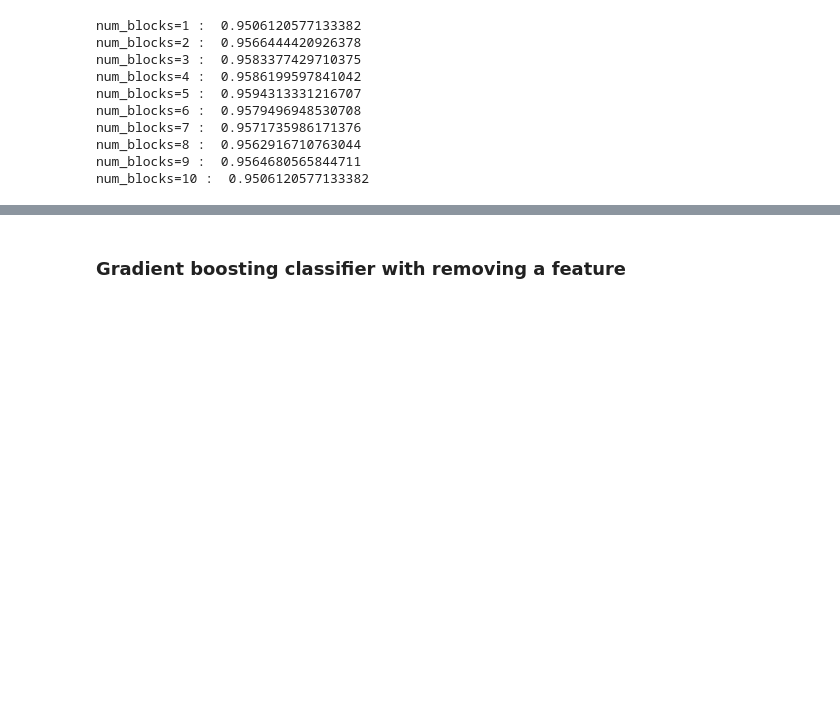
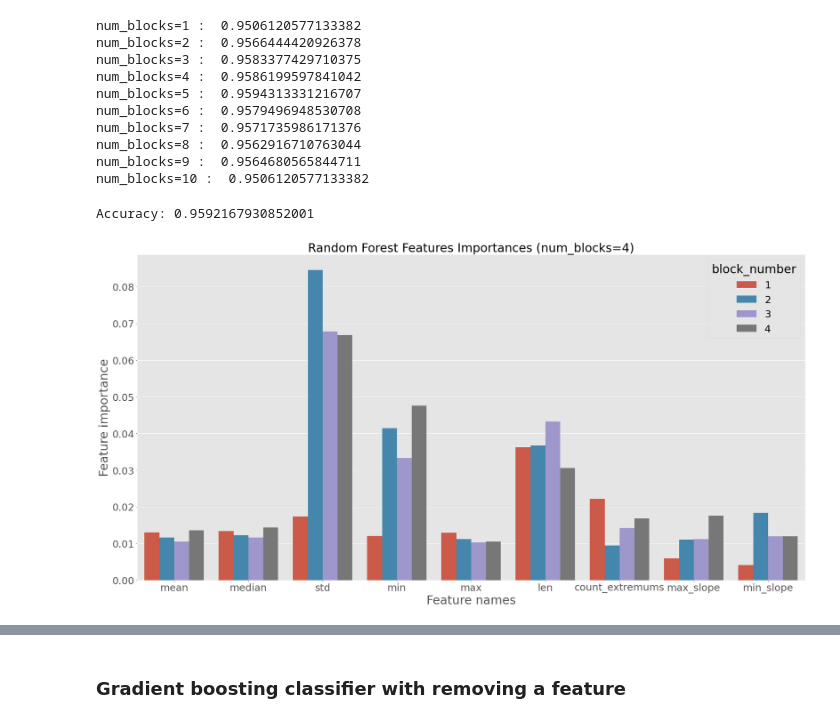
Before and after one commit to HaroldBenoit/ml4science-polymers, a Jupyter notebook: harold/harold_ML.ipynb, the cells around one changed output, grey strips where cells are left out. Cells and saved outputs as stored; diff of their text form; code cells hidden in the pictures; blank space fills up the shorter version.

Commit message:
add feature importance plots

```diff
--- a/harold/harold_ML.ipynb
+++ b/harold/harold_ML.ipynb
@@ -112,6 +107,12 @@ Removing feature min_slope:  0.9491656965463718
 # %% [markdown]
 ## Random forest with different num_blocks
 # %%
+feature_importances = []
+y = np.load("backbone_bulky4_labels.npy",allow_pickle=True)
+
+from sklearn.ensemble import RandomForestClassifier
+from sklearn.metrics import accuracy_score
+
 for i in range(1,11):
     path = f"backbone_bulky4_data_{i}.npy"
     tx = np.load(path,allow_pickle=True)
@@ -119,14 +120,17 @@ for i in range(1,11):
 
     iter = kfold_cv_iter(y=y,tx=tx,k=3,seed=2)
     accuracies = []
+    importances = []
     for X_train, Y_train, X_test, Y_test in iter:
         classifier = RandomForestClassifier(random_state=89,n_estimators = 100 )
         classifier.fit(X_train, Y_train)
         y_pred = classifier.predict(X_test)
         accuracy = accuracy_score(Y_test, y_pred)
         accuracies.append(accuracy)
+        importances.append(classifier.feature_importances_)
 
     print(f"num_blocks={i}",": ",np.array(accuracies).mean())
+    feature_importances.append(np.array(importances).mean())
 # %% [output]
 num_blocks=1 :  0.9506120577133382
 num_blocks=2 :  0.9566444420926378
@@ -140,0 +163,40 @@ num_blocks=10 :  0.9506120577133382
+# %%
+path = f"backbone_bulky4_data_{5}.npy"
+y = np.load("backbone_bulky4_labels.npy",allow_pickle=True)
+tx = np.load(path,allow_pickle=True)
+tx = tx.reshape((tx.shape[0],-1))
+forest5 = train_random_forest(tx,y)
+
+print(f"Accuracy: {forest5[0].mean()}")
+# %% [output]
+Accuracy: 0.9592167930852001
+# %%
+def plot_feature_importances(num_blocks,save=True):
+
+    path = f"backbone_bulky4_data_{num_blocks}.npy"
+    y = np.load("backbone_bulky4_labels.npy",allow_pickle=True)
+    tx = np.load(path,allow_pickle=True)
+    tx = tx.reshape((tx.shape[0],-1))
+    forest = train_random_forest(x=tx,y=y)
+
+
+    features = forest[1].mean(axis=0)
+    names=["mean", "median", "std", "min", "max", "len", "count_extremums", "max_slope", "min_slope"]
+
+    df = pd.DataFrame()
+    df['names'] = pd.Series(names*num_blocks)
+    df['features'] = pd.Series(features)
+    df['block_number'] = pd.Series([i  for i in range(1,num_blocks+1) for j in range(len(names))])
+
+    f,a = plt.subplots(1,1,figsize=(30,15))
+    g= sns.barplot(x='names', y='features', data=df, hue='block_number')
+    g.set_title(f"Random Forest Features Importances (num_blocks={num_blocks})")
+    g.set_xlabel("Feature names")
+    g.set_ylabel("Feature importance")
+
+    if save:
+        plt.savefig(f"random_forest_feature_importances_{num_blocks}.png", dpi=300)
+# %%
+plot_feature_importances(num_blocks=4,save=True)
+# %% [output]
+[figure, added]
```
Also changed, not shown: parts of 12 cells of this notebook, 5 other files.
